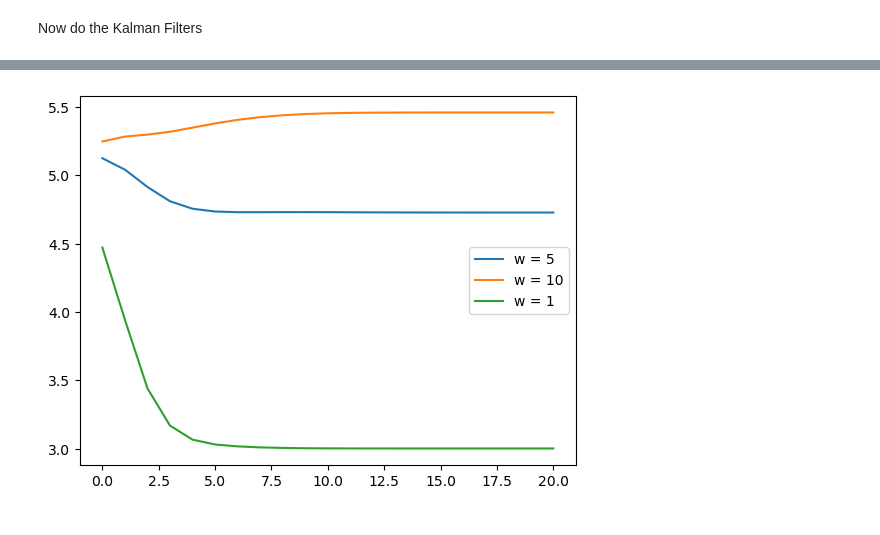
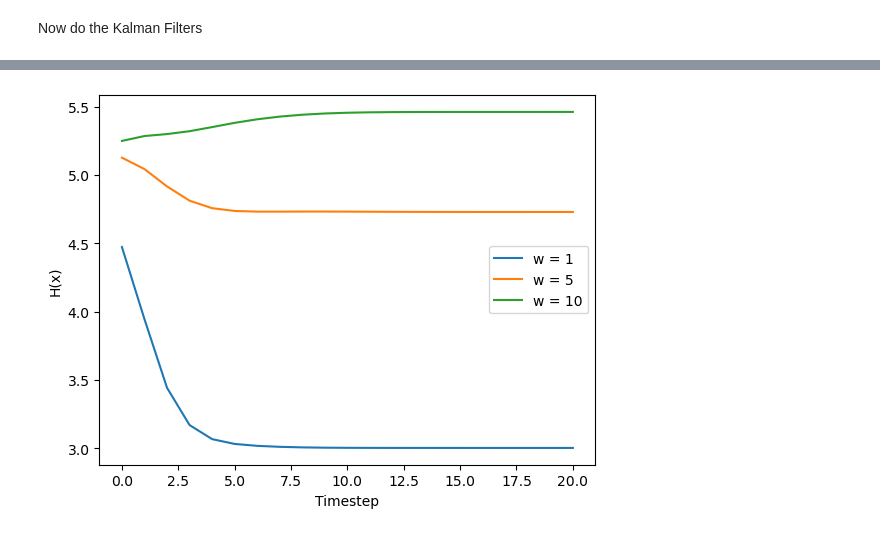
Before and after one commit to Danruh/particle-filtering, a Jupyter notebook: kalman_filtering.ipynb, the cells around one changed output, grey strips where cells are left out. Drawn from its saved outputs; the diff is of its cells as text; code cells hidden in the pictures.

```diff
--- a/kalman_filtering.ipynb
+++ b/kalman_filtering.ipynb
@@ -91,7 +99,7 @@ Create 3 sensors
 # %%
-measured_0, measure_model_0 = linear_measurement(true_path, w=5)
-measured_1, measure_model_1 = linear_measurement(true_path, w=10)
-measured_2, measure_model_2 = linear_measurement(true_path, w=1)
+measured_0, measure_model_0 = linear_measurement(true_path, w=1)
+measured_1, measure_model_1 = linear_measurement(true_path, w=5)
+measured_2, measure_model_2 = linear_measurement(true_path, w=10)
 # %% [markdown]
 Now do the Kalman Filters
 # %%
@@ -124,8 +156,10 @@ for i in range(N):
 # %%
-plt.plot(entropy_0, label="w = 5")
-plt.plot(entropy_1, label="w = 10")
-plt.plot(entropy_2, label="w = 1")
+plt.plot(entropy_0, label="w = 1")
+plt.plot(entropy_1, label="w = 5")
+plt.plot(entropy_2, label="w = 10")
+plt.xlabel("Timestep")
+plt.ylabel("H(x)")
 plt.legend()
 plt.show()
 # %% [output]
-[figure, old version]
+[figure, new version]
```
Also changed, not shown: parts of 22 cells of this notebook, 3 other files.
